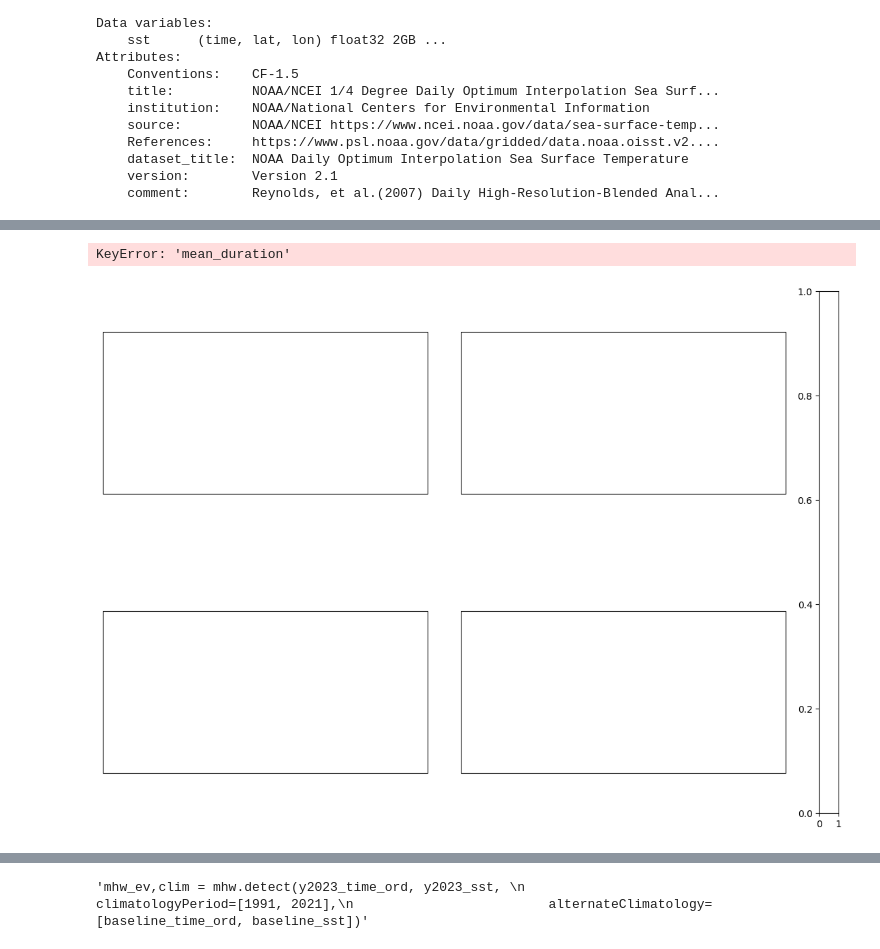
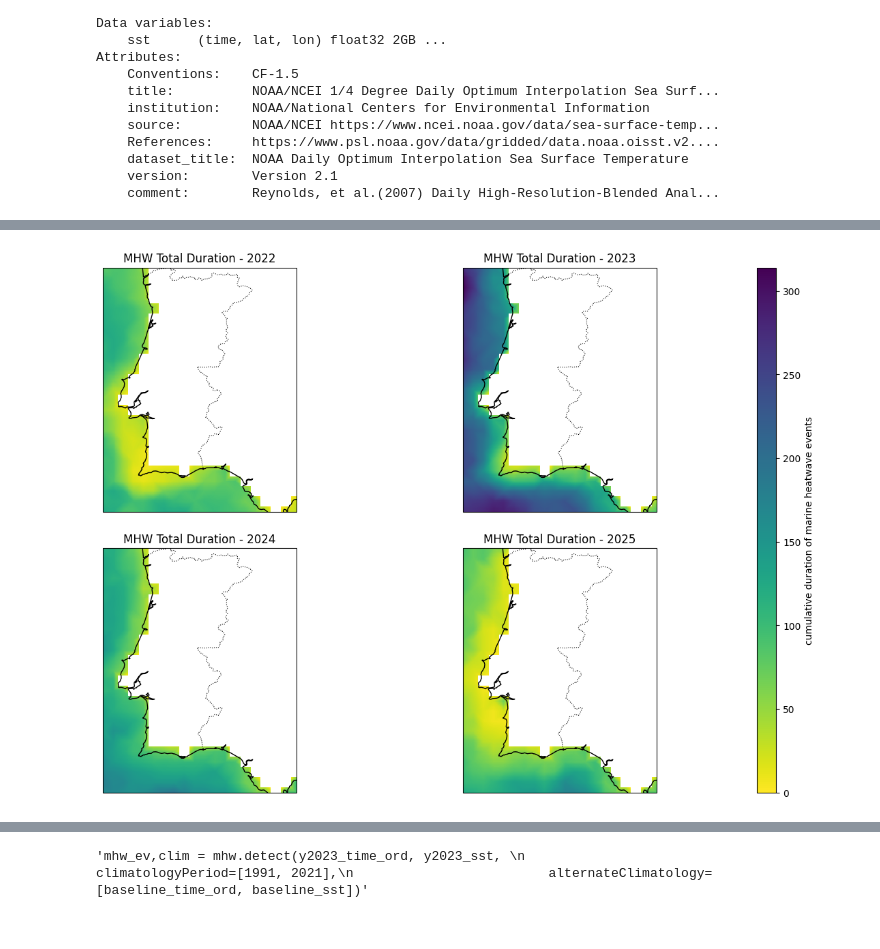
Before and after one commit to silveira-m/marineheatwaves, a Jupyter notebook: mhw_analysis.ipynb, the cells around one changed output, grey strips where cells are left out. Saved outputs shown, nothing was run; the diff lists cells and outputs as text; code cells hidden in the pictures.

```diff
--- a/mhw_analysis.ipynb
+++ b/mhw_analysis.ipynb
@@ -27,7 +27,7 @@ def spatial_subset(ds):
 baseline_df = pd.DataFrame()
 for year in range(1991, 2022):
 
-    var = xr.open_dataset(f"/Users/miguelsilveira/Documents/Mig Cod/oisst_daily/sst.day.mean.{year}.nc",
+    var = xr.open_dataset(f"oisst_daily/sst.day.mean.{year}.nc",
                         engine="netcdf4", decode_times=True)
 
     print(f'Opening {year}')
@@ -60,11 +62,11 @@ Opening 2021
 # %%
-y2022 = xr.open_dataset("/Users/miguelsilveira/Documents/Mig Cod/oisst_daily/sst.day.mean.2022.nc",
+y2022 = xr.open_dataset("oisst_daily/sst.day.mean.2022.nc",
                         engine="netcdf4", decode_times=True)
-y2023 = xr.open_dataset("/Users/miguelsilveira/Documents/Mig Cod/oisst_daily/sst.day.mean.2023.nc",
+y2023 = xr.open_dataset("oisst_daily/sst.day.mean.2023.nc",
                         engine="netcdf4", decode_times=True)
-y2024 = xr.open_dataset("/Users/miguelsilveira/Documents/Mig Cod/oisst_daily/sst.day.mean.2024.nc",
+y2024 = xr.open_dataset("oisst_daily/sst.day.mean.2024.nc",
                         engine="netcdf4", decode_times=True)
-y2025 = xr.open_dataset("/Users/miguelsilveira/Documents/Mig Cod/oisst_daily/sst.day.mean.2025.nc",
+y2025 = xr.open_dataset("oisst_daily/sst.day.mean.2025.nc",
                         engine="netcdf4", decode_times=True)
 
 print(y2023)
@@ -209,13 +205,6 @@ df_2022
 # %%
 # Open ONE SST file (any year is fine)
-ds_mask = xr.open_dataset(
-    "/Users/miguelsilveira/Documents/Mig Cod/oisst_daily/sst.day.mean.2022.nc",
-    engine="netcdf4",
-    decode_times=True
-)
-
-# Same spatial subset as analysis
-ds_mask = spatial_subset(ds_mask)
+ds_mask = y2022_sel
 
 # TRUE ocean mask (True = ocean, False = land)
 ocean_mask = ~np.isnan(ds_mask["sst"].isel(time=0))
@@ -325,22 +332,4 @@ plt.show()
 # %%
-import xarray as xr
-import numpy as np
-
-# Open ONE SST file (any year is fine)
-ds_mask = xr.open_dataset(
-    "/Users/miguelsilveira/Documents/Mig Cod/oisst_daily/sst.day.mean.2022.nc",
-    engine="netcdf4",
-    decode_times=True
-)
-
-# Same spatial subset as analysis
-ds_mask = ds_mask.sel(lon=slice(349.5, 356.5),
-                      lat=slice(35.5, 42.3)
-)
-
-# TRUE ocean mask (True = ocean, False = land)
-ocean_mask = ~np.isnan(ds_mask["sst"].isel(time=0))
-
 # -------------------------------------------------
 # Figure layout (explicit, no overlap)
 # -------------------------------------------------
@@ -357,14 +346,10 @@ axes = [
 cax = fig.add_subplot(gs[:, 2])  # colorbar axis
 
 # -------------------------------------------------
-# Robust color scale (ignore extreme outliers)
+# Shared color scale
 # -------------------------------------------------
-all_vals = np.concatenate([
-    df["mean_duration"].values for df in yearly_dfs.values()
-])
-
-vmin = np.nanpercentile(all_vals, 5)
-vmax = np.nanpercentile(all_vals, 95)
+vmin = 0
+vmax = max(df["total_duration"].max() for df in yearly_dfs.values())
 
 
 # -------------------------------------------------
@@ -374,7 +359,7 @@ for ax, (year, df) in zip(axes, yearly_dfs.items()):
 
     lats = df["lat"].values
     lons = df["lon"].values
-    counts = df["mean_duration"].values
+    counts = df["total_duration"].values
 
     # Interpolation grid
     lon_grid = np.linspace(lons.min(), lons.max(), 300)
@@ -422,35 +407,34 @@ for ax, (year, df) in zip(axes, yearly_dfs.items()):
     # -----------------------------
     # Map styling
     # -----------------------------
     ax.set_extent(
         [lons.min(), lons.max(), lats.min(), lats.max()],
         crs=ccrs.PlateCarree()
     )
 
     ax.add_feature(cfeature.COASTLINE, linewidth=1)
     ax.add_feature(cfeature.BORDERS, linestyle=":", linewidth=0.8)
 
     mesh = ax.pcolormesh(
         lon_grid,
         lat_grid,
         grid_counts,
-        cmap="BuPu",
+        cmap="viridis_r",
         shading="auto",
         vmin=vmin,
         vmax=vmax,
         transform=ccrs.PlateCarree()
     )
 
-    ax.set_title(f"MHW event count – {year}")
+    ax.set_title(f"MHW Total Duration - {year}")
 
 # -------------------------------------------------
 # Colorbar (guaranteed no overlap)
 # -------------------------------------------------
 cbar = fig.colorbar(mesh, cax=cax)
-cbar.set_label("Number of marine heatwave events")
+cbar.set_label("cumulative duration of marine heatwave events")
 
 
 plt.show()
 # %% [output]
-KeyError: 'mean_duration'
-[figure, old version]
+[figure, new version]
```
Also changed, not shown: parts of 12 cells of this notebook.
